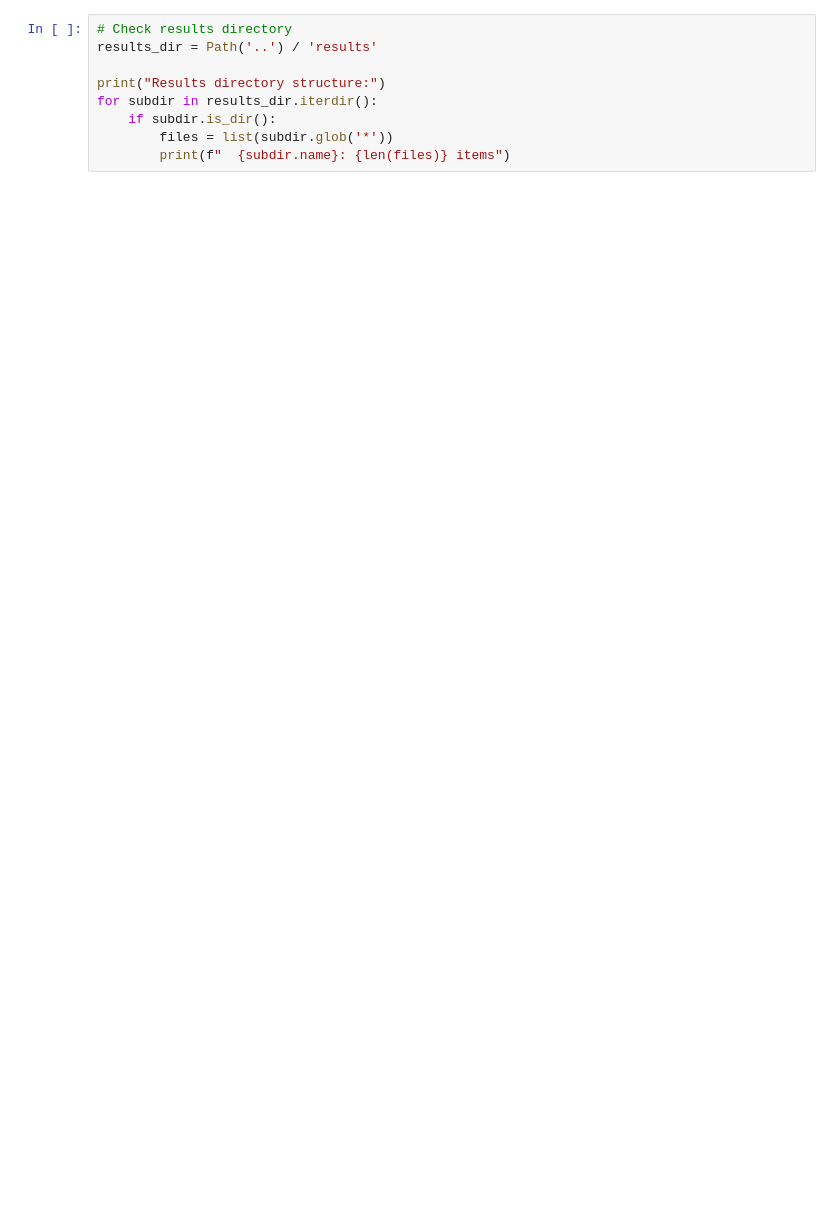
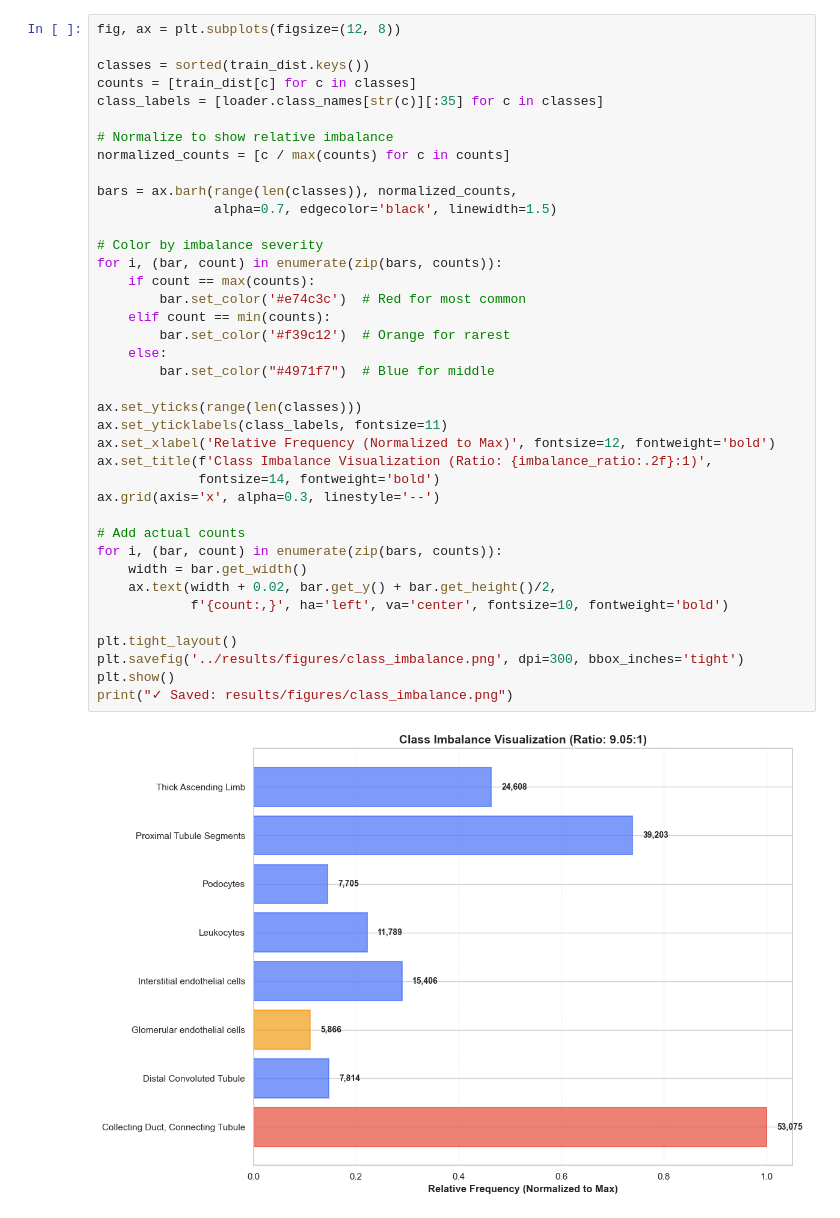
Before and after one commit to afreenalam198/med-retrieval, a Jupyter notebook: notebooks/exploratory_analysis.ipynb, the cells around one changed output. Saved outputs shown, nothing was run; the diff lists cells and outputs as text; blank space fills up the shorter version.

```diff
--- a/notebooks/exploratory_analysis.ipynb
+++ b/notebooks/exploratory_analysis.ipynb
@@ -65,9 +189,41 @@ print(f"Metrics: {metrics}")
 # %%
-# Check results directory
-results_dir = Path('..') / 'results'
+fig, ax = plt.subplots(figsize=(12, 8))
 
-print("Results directory structure:")
-for subdir in results_dir.iterdir():
-    if subdir.is_dir():
-        files = list(subdir.glob('*'))
-        print(f"  {subdir.name}: {len(files)} items")
+classes = sorted(train_dist.keys())
+counts = [train_dist[c] for c in classes]
+class_labels = [loader.class_names[str(c)][:35] for c in classes]
+
+# Normalize to show relative imbalance
+normalized_counts = [c / max(counts) for c in counts]
+
+bars = ax.barh(range(len(classes)), normalized_counts,
+               alpha=0.7, edgecolor='black', linewidth=1.5)
+
+# Color by imbalance severity
+for i, (bar, count) in enumerate(zip(bars, counts)):
+    if count == max(counts):
+        bar.set_color('#e74c3c')  # Red for most common
+    elif count == min(counts):
+        bar.set_color('#f39c12')  # Orange for rarest
+    else:
+        bar.set_color("#4971f7")  # Blue for middle
+
+ax.set_yticks(range(len(classes)))
+ax.set_yticklabels(class_labels, fontsize=11)
+ax.set_xlabel('Relative Frequency (Normalized to Max)', fontsize=12, fontweight='bold')
+ax.set_title(f'Class Imbalance Visualization (Ratio: {imbalance_ratio:.2f}:1)',
+             fontsize=14, fontweight='bold')
+ax.grid(axis='x', alpha=0.3, linestyle='--')
+
+# Add actual counts
+for i, (bar, count) in enumerate(zip(bars, counts)):
+    width = bar.get_width()
+    ax.text(width + 0.02, bar.get_y() + bar.get_height()/2,
+            f'{count:,}', ha='left', va='center', fontsize=10, fontweight='bold')
+
+plt.tight_layout()
+plt.savefig('../results/figures/class_imbalance.png', dpi=300, bbox_inches='tight')
+plt.show()
+print("✓ Saved: results/figures/class_imbalance.png")
+# %% [output]
+[figure, added]
```
Also changed, not shown: parts of 31 cells of this notebook, 13 other files.
